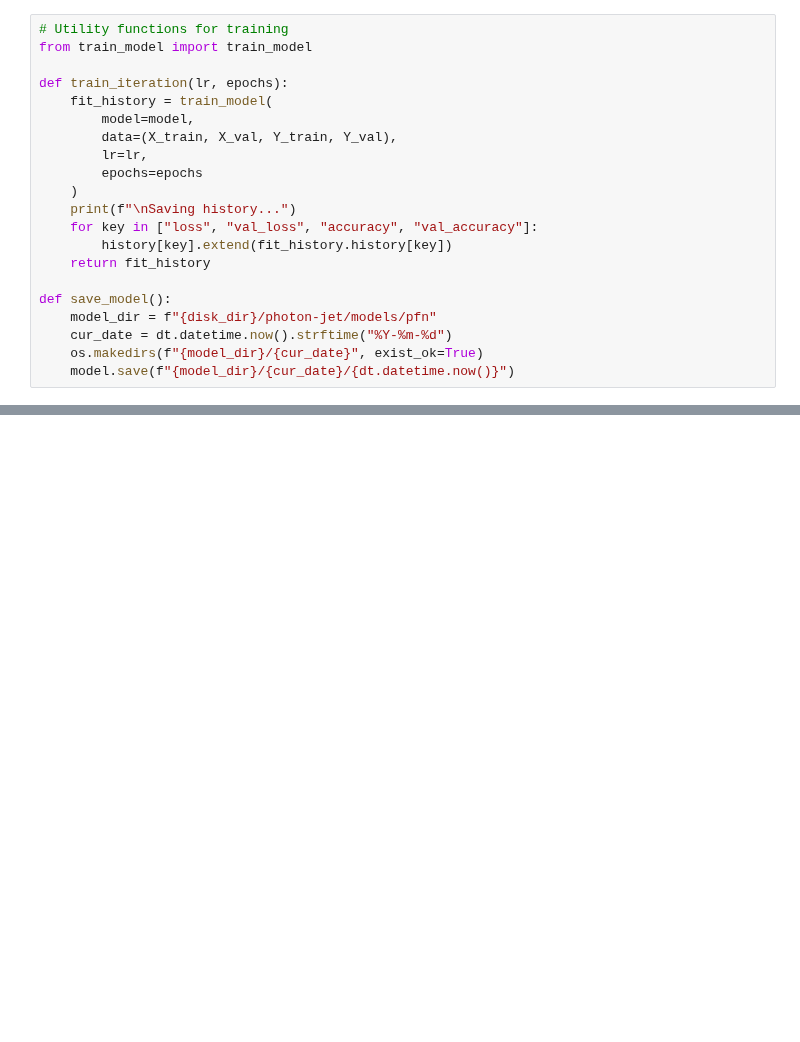
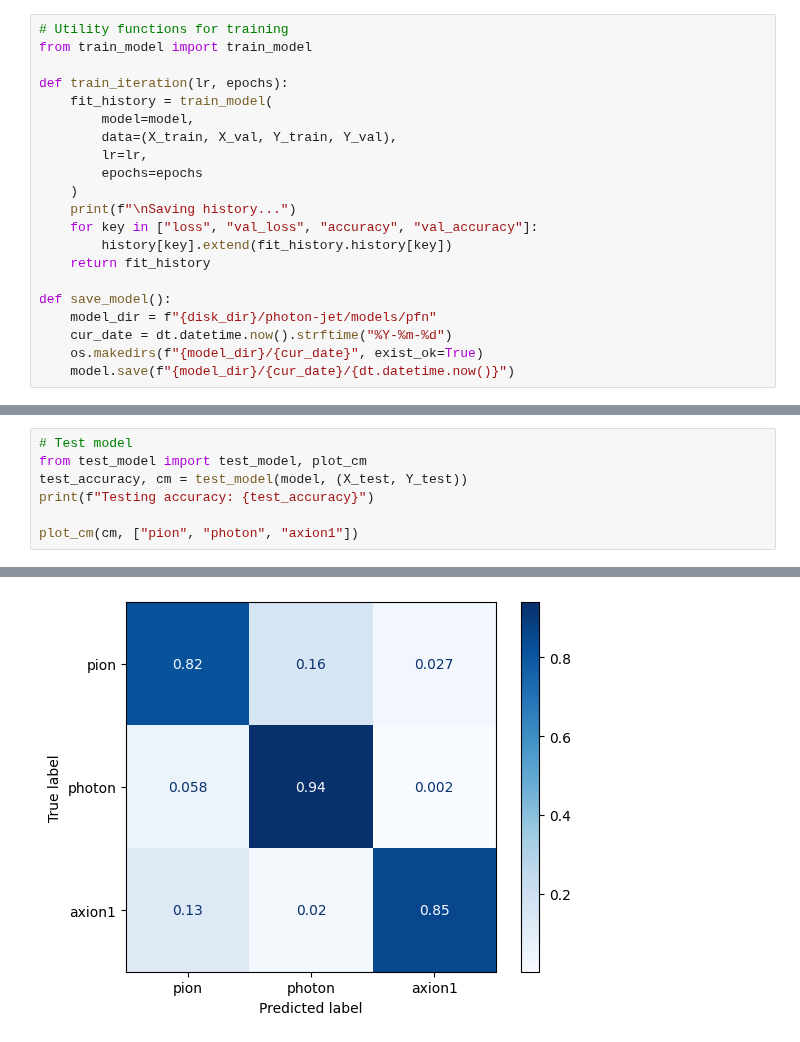
Before and after one commit to womogenes/photon-jet, a Jupyter notebook: scalar_test/pfn/scalar/scalar_main.ipynb, the cells around one changed output, grey strips where cells are left out. Saved outputs shown, nothing was run; the diff lists cells and outputs as text; blank space fills up the shorter version.

```diff
--- a/scalar_test/pfn/scalar/scalar_main.ipynb
+++ b/scalar_test/pfn/scalar/scalar_main.ipynb
@@ -94,0 +117,8 @@ Epoch 8/10
+# %%
+# Test model
+from test_model import test_model, plot_cm
+test_accuracy, cm = test_model(model, (X_test, Y_test))
+print(f"Testing accuracy: {test_accuracy}")
+
+plot_cm(cm, ["pion", "photon", "axion1"])
+# %% [output]
@@ -94,0 +127 @@ Epoch 8/10
+[figure, added]
```
Also changed, not shown: parts of 4 cells of this notebook, 1 other file.
